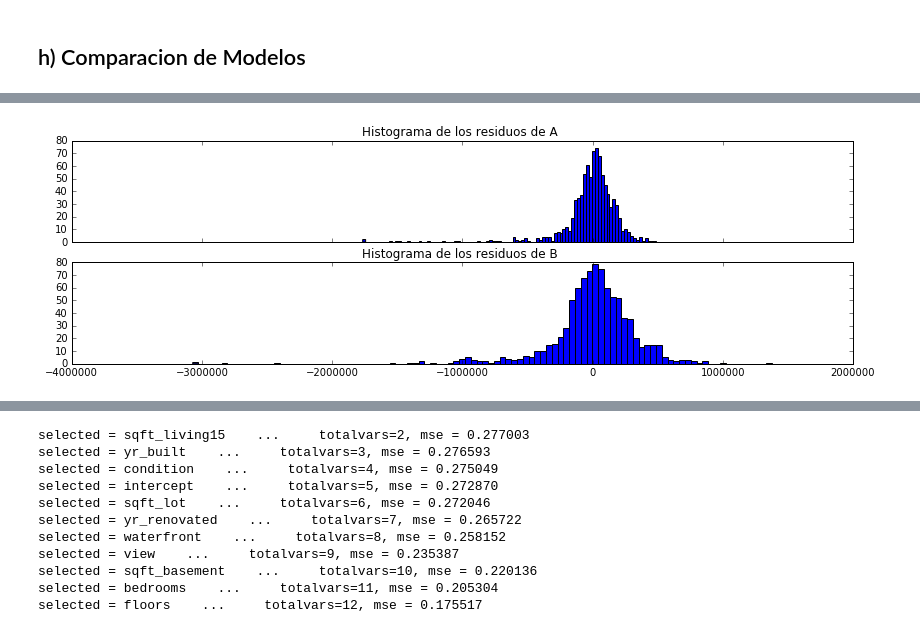
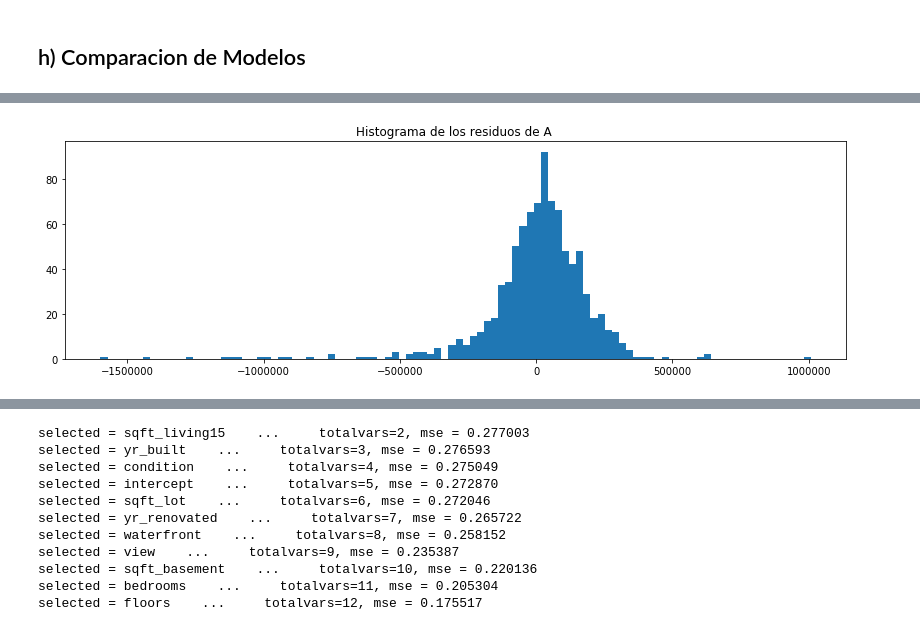
Before and after one commit to VitoVoti/ML_T1_LinReg, a Jupyter notebook: Tarea1 .ipynb, the cells around one changed output, grey strips where cells are left out. Saved outputs shown, nothing was run; the diff lists cells and outputs as text; code cells hidden in the pictures.

```diff
--- a/Tarea1 .ipynb
+++ b/Tarea1 .ipynb
@@ -466,9 +467,12 @@ plt.show()
 # %%
-f, axarr = plt.subplots(2, sharex=True)
-axarr[0].hist(residuos_A,bins=100)
-axarr[0].set_title("Histograma de los residuos de A ")
-axarr[1].hist(residuos_B,bins=100)
-axarr[1].set_title("Histograma de los residuos de B ")
+#f, axarr = plt.subplots(2, sharex=True)
+#axarr[0].hist(residuos_A,bins=100)
+#axarr[0].set_title("Histograma de los residuos de A ")
+#axarr[1].hist(residuos_B,bins=100)
+#axarr[1].set_title("Histograma de los residuos de B ")
+#plt.show()
+plt.title("Histograma de los residuos de A ")
+plt.hist(residuos_A,bins=100)
 plt.show()
 # %% [output]
-[figure, old version]
+[figure, new version]
```
Also changed, not shown: parts of 38 cells of this notebook.
